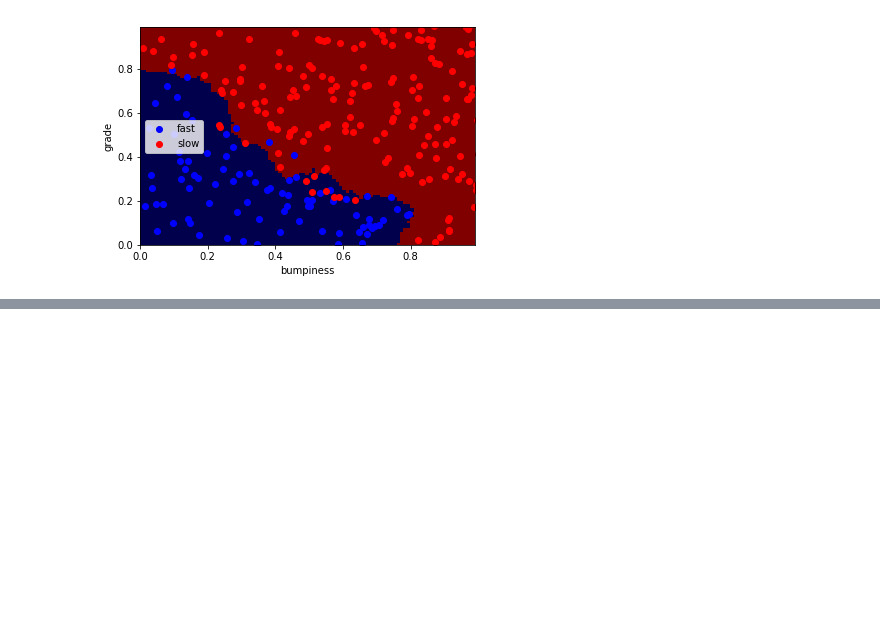
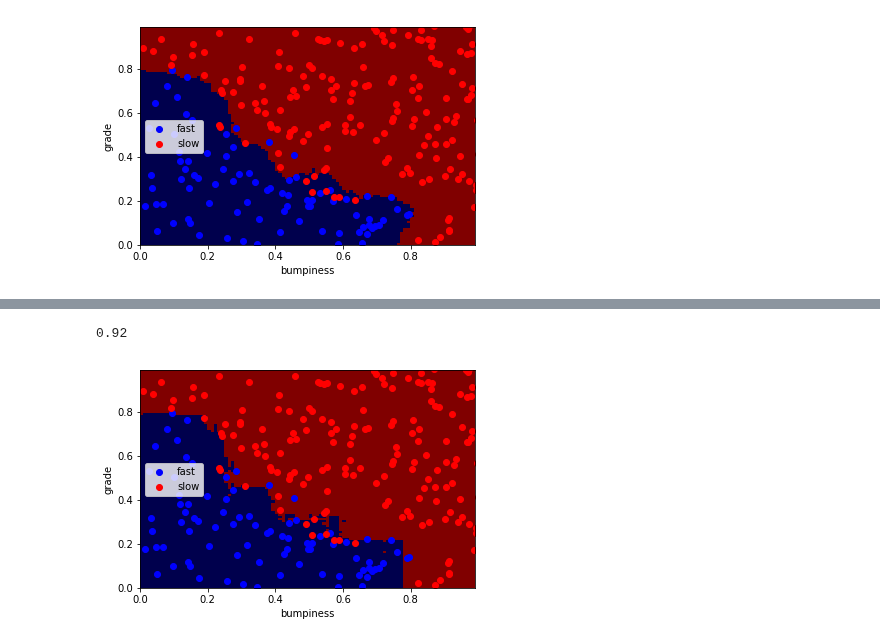
Before and after one commit to matheusbsilva/ud120-projects, a Jupyter notebook: choose_your_own/algs.ipynb, the cells around one changed output, grey strips where cells are left out. Saved outputs shown, nothing was run; the diff lists cells and outputs as text; code cells hidden in the pictures; blank space fills up the shorter version.

Commit message:
implment random forest

```diff
--- a/choose_your_own/algs.ipynb
+++ b/choose_your_own/algs.ipynb
@@ -124,0 +129,4 @@ prettyPicture(knn_15, features_test, labels_test)
+# %%
+clf = RandomForestClassifier(n_estimators=100)
+# %%
+clf.fit(features_train, labels_train)
@@ -124,0 +141,8 @@ prettyPicture(knn_15, features_test, labels_test)
+# %%
+clf.score(features_test, labels_test)
+# %% [output]
+0.92
+# %%
+prettyPicture(clf, features_test, labels_test)
+# %% [output]
+[figure, added]
```
Also changed, not shown: parts of 3 cells of this notebook.
